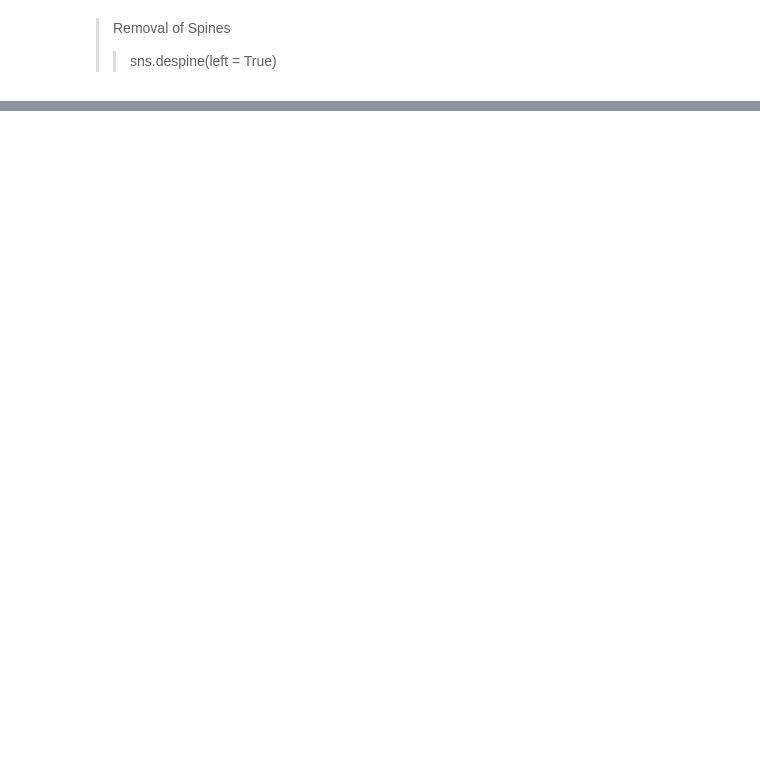
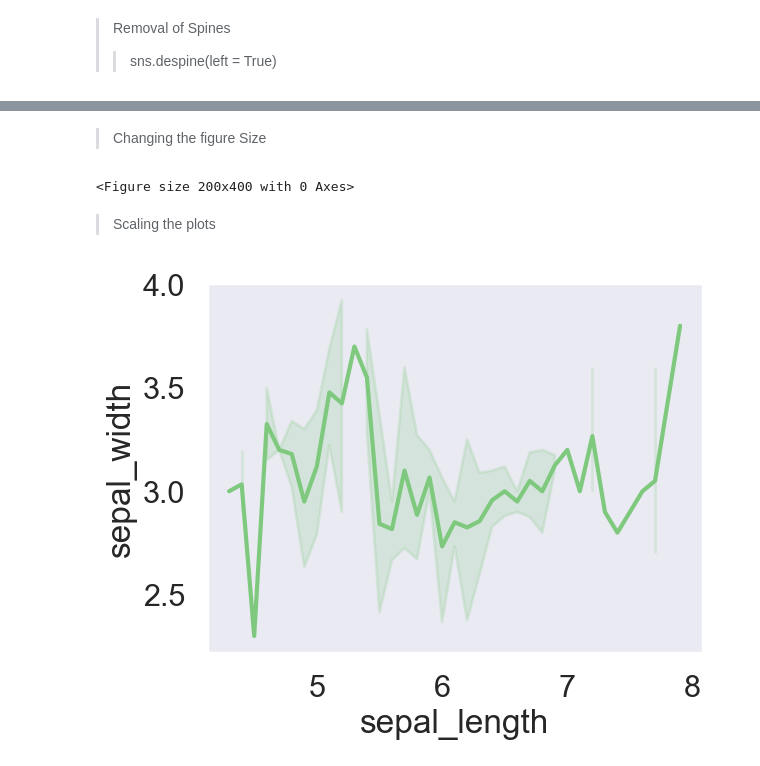
Before and after one commit to nikitenko1/dive-into-seaborn, a Jupyter notebook: 0.ipynb, the cells around one changed output, grey strips where cells are left out. Drawn from its saved outputs; the diff is of its cells as text; code cells hidden in the pictures; blank space fills up the shorter version.

```diff
--- a/0.ipynb
+++ b/0.ipynb
@@ -81,0 +82,31 @@ plt.show()
+# %% [markdown]
+> Changing the figure Size
+# %%
+
+# changing the figure size
+plt.figure(figsize = (2, 4))
+
+plt.show()
+# %% [output]
+<Figure size 200x400 with 0 Axes>
+# %% [markdown]
+> Scaling the plots
+# %%
+# loading dataset
+data = sns.load_dataset("iris")
+
+# draw lineplot
+sns.lineplot(x="sepal_length", y="sepal_width", data=data)
+
+# def set_context(
+#     context: dict[str, Any] | Literal['paper', 'notebook', 'talk', 'poster'] | None = None,
+#     font_scale: float = 1,
+#     rc: dict[str, Any] | None = None
+# )
+
+# Setting the scale of the plot
+sns.set_context("poster")
+
+plt.show()
+# %% [output]
+[figure, added]
```
Also changed, not shown: parts of 28 cells of this notebook.
